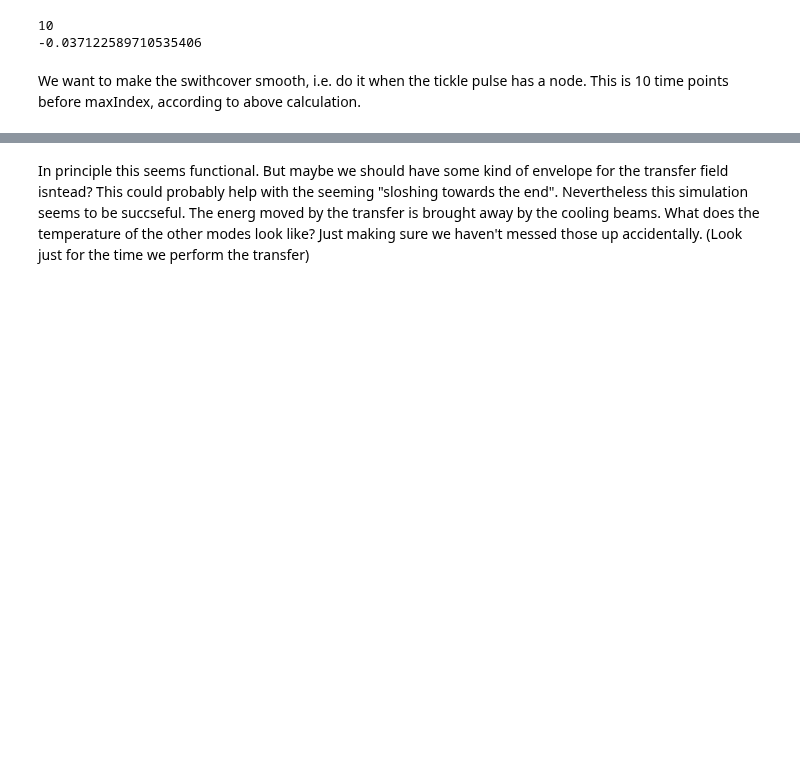
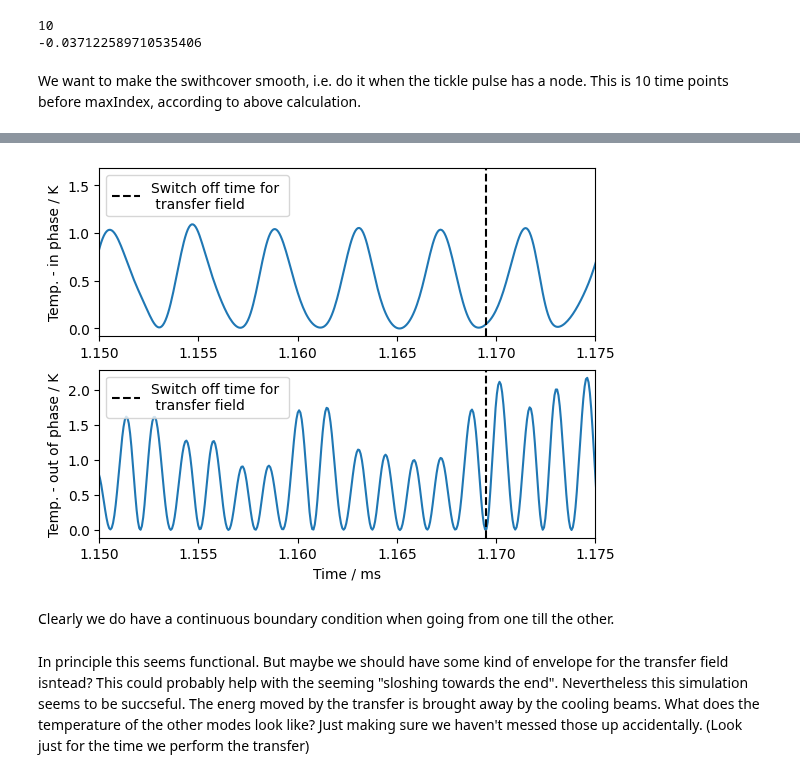
Before and after one commit to EmilLenler/PhD-Work, a Jupyter notebook: Two-Ion-Systems/Cooling2Ion.ipynb, the cells around one changed output, grey strips where cells are left out. Drawn from its saved outputs; the diff is of its cells as text; code cells hidden in the pictures; blank space fills up the shorter version.

```diff
--- a/Two-Ion-Systems/Cooling2Ion.ipynb
+++ b/Two-Ion-Systems/Cooling2Ion.ipynb
@@ -1385,6 +1560,14 @@ Text(0.5, 0, 'Time / ms')
 np.savetxt('transferTimes.txt',timeTotal)
 np.savetxt('transfer_KE_inz.txt',TInTotal)
 np.savetxt('transfer_KE_outz.txt',TOutTotal)
+# %%
+ax[0].set_xlim(1.150,1.175)
+ax[1].set_xlim(1.150,1.175)
+fig
+# %% [output]
+[figure, added]
+# %% [markdown]
+Clearly we do have a continuous boundary condition when going from one till the other.
 # %% [markdown]
 In principle this seems functional. But maybe we should have some kind of envelope for the transfer field isntead? This could probably help with the seeming "sloshing towards the end". Nevertheless this simulation seems to be succseful. The energ moved by the transfer is brought away by the cooling beams. What does the temperature of the other modes look like? Just making sure we haven't messed those up accidentally. (Look just for the time we perform the transfer)
 # %%
```
Also changed, not shown: parts of 41 cells of this notebook, 15 other files.
